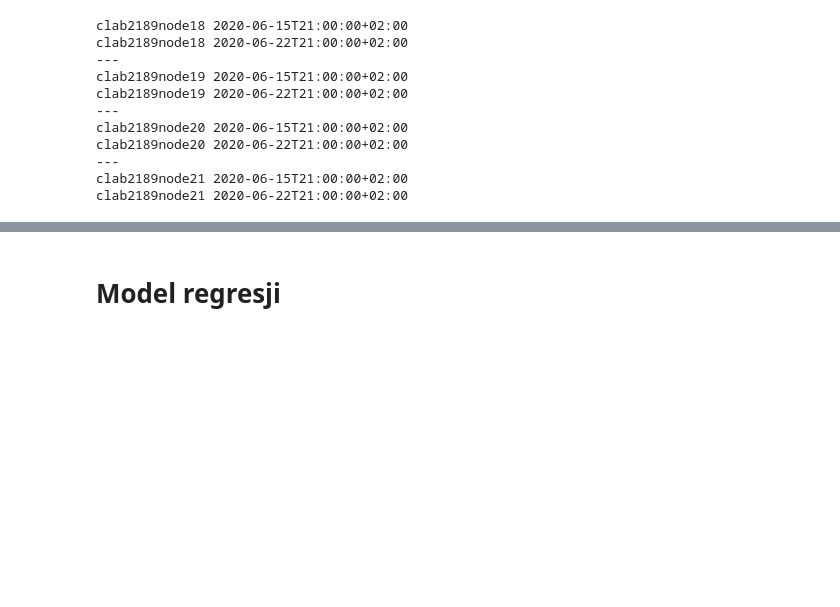
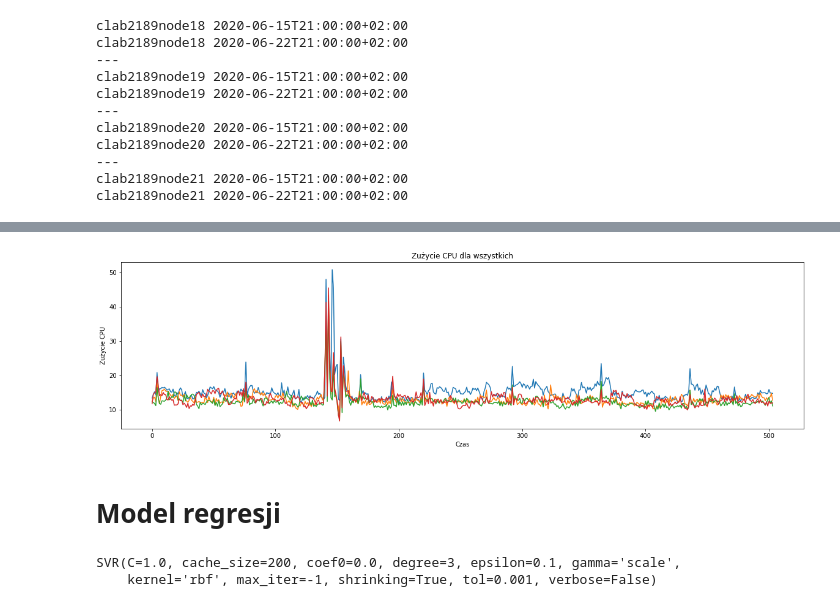
Before and after one commit to Torak28/ML_regression, a Jupyter notebook: Model.ipynb, the cells around one changed output, grey strips where cells are left out. Cells and saved outputs as stored; diff of their text form; code cells hidden in the pictures; blank space fills up the shorter version.

```diff
--- a/Model.ipynb
+++ b/Model.ipynb
@@ -89,2 +145,6 @@ data.head()
+# %%
+plot_data(data, num=False)
+# %% [output]
+[figure, added]
 # %% [markdown]
 # Model regresji
@@ -90,0 +171,8 @@ data.head()
+# %%
+from sklearn.svm import SVR
+
+regressor = SVR(kernel='rbf')
+regressor.fit(X, y_node18.ravel())
+# %% [output]
+SVR(C=1.0, cache_size=200, coef0=0.0, degree=3, epsilon=0.1, gamma='scale',
+    kernel='rbf', max_iter=-1, shrinking=True, tol=0.001, verbose=False)
```
Also changed, not shown: parts of 13 cells of this notebook.
